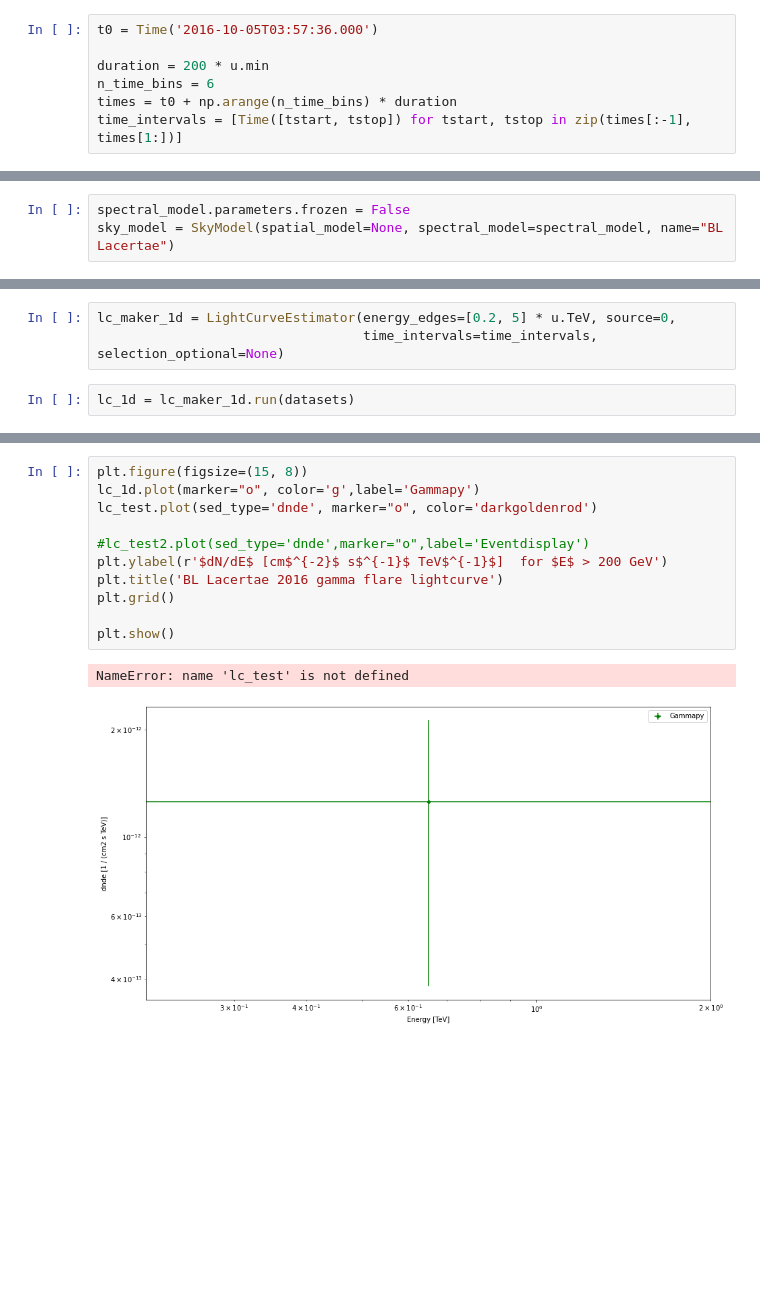
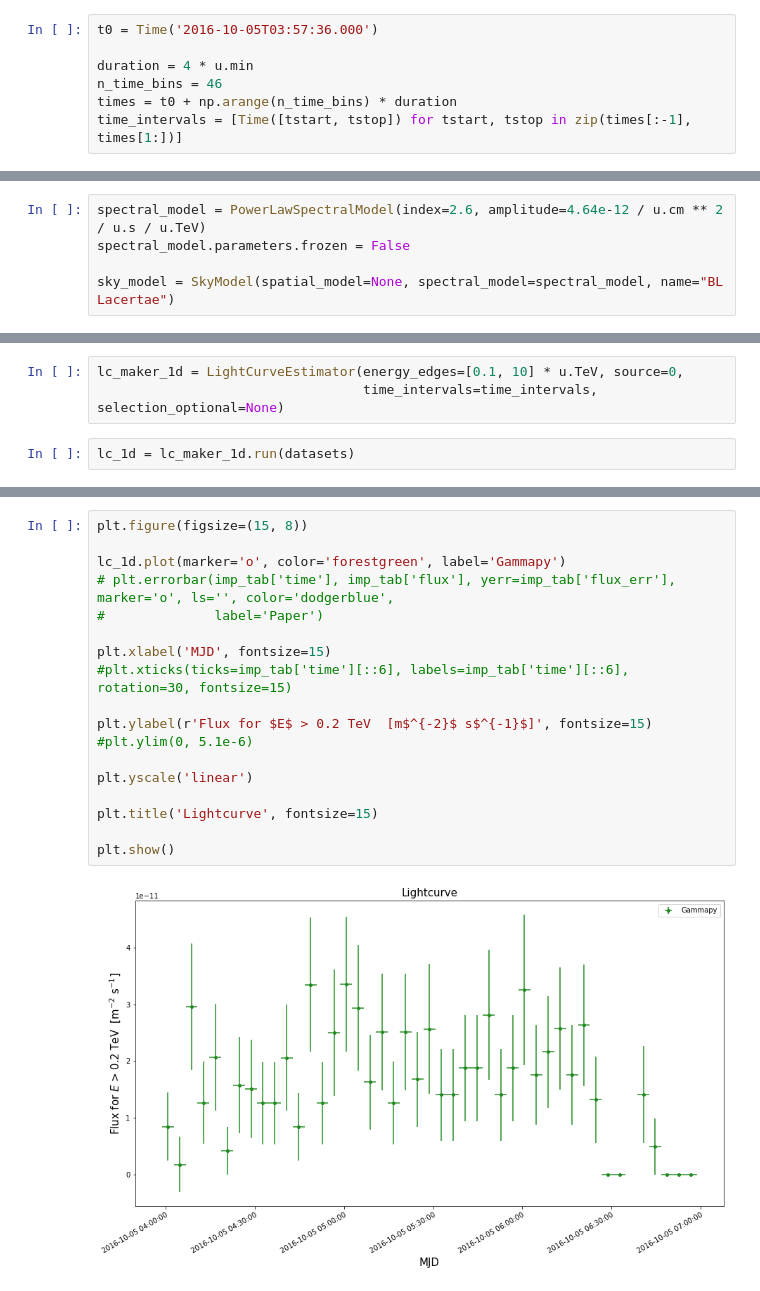
Before and after one commit to leandrorizk/VERITAS_Summer, a Jupyter notebook: Recreating_BL_Lacertae_2016_gamma_flare_plots.ipynb, the cells around one changed output, grey strips where cells are left out. Saved outputs shown, nothing was run; the diff lists cells and outputs as text; blank space fills up the shorter version.

Commit message:
new attempts at lightcurve

```diff
--- a/Recreating_BL_Lacertae_2016_gamma_flare_plots.ipynb
+++ b/Recreating_BL_Lacertae_2016_gamma_flare_plots.ipynb
@@ -528,8 +471,8 @@ print(start_mjd.iso)
 # %%
 t0 = Time('2016-10-05T03:57:36.000')
 
-duration = 200 * u.min
-n_time_bins = 6
+duration = 4 * u.min
+n_time_bins = 46
 times = t0 + np.arange(n_time_bins) * duration
 time_intervals = [Time([tstart, tstop]) for tstart, tstop in zip(times[:-1], times[1:])]
 # %%
@@ -564,12 +507,14 @@ for obs in short_observations:
     dataset_on_off = safe_mask_masker.run(dataset_on_off, obs)
     datasets.append(dataset_on_off)
 # %%
+spectral_model = PowerLawSpectralModel(index=2.6, amplitude=4.64e-12 / u.cm ** 2 / u.s / u.TeV)
 spectral_model.parameters.frozen = False
+
 sky_model = SkyModel(spatial_model=None, spectral_model=spectral_model, name="BL Lacertae")
 # %%
 datasets.models = sky_model
 # %%
-lc_maker_1d = LightCurveEstimator(energy_edges=[0.2, 5] * u.TeV, source=0,
+lc_maker_1d = LightCurveEstimator(energy_edges=[0.1, 10] * u.TeV, source=0,
                                   time_intervals=time_intervals, selection_optional=None)
 # %%
 lc_1d = lc_maker_1d.run(datasets)
@@ -634,14 +621,20 @@ plt.show()
 # %%
 plt.figure(figsize=(15, 8))
-lc_1d.plot(marker="o", color='g',label='Gammapy')
-lc_test.plot(sed_type='dnde', marker="o", color='darkgoldenrod')
 
-#lc_test2.plot(sed_type='dnde',marker="o",label='Eventdisplay')
-plt.ylabel(r'$dN/dE$ [cm$^{-2}$ s$^{-1}$ TeV$^{-1}$]  for $E$ > 200 GeV')
-plt.title('BL Lacertae 2016 gamma flare lightcurve')
-plt.grid()
+lc_1d.plot(marker='o', color='forestgreen', label='Gammapy')
+# plt.errorbar(imp_tab['time'], imp_tab['flux'], yerr=imp_tab['flux_err'], marker='o', ls='', color='dodgerblue',
+#              label='Paper')
+
+plt.xlabel('MJD', fontsize=15)
+#plt.xticks(ticks=imp_tab['time'][::6], labels=imp_tab['time'][::6], rotation=30, fontsize=15)
+
+plt.ylabel(r'Flux for $E$ > 0.2 TeV  [m$^{-2}$ s$^{-1}$]', fontsize=15)
+#plt.ylim(0, 5.1e-6)
+
+plt.yscale('linear')
+
+plt.title('Lightcurve', fontsize=15)
 
 plt.show()
 # %% [output]
-NameError: name 'lc_test' is not defined
-[figure, old version]
+[figure, new version]
```
Also changed, not shown: parts of 40 cells of this notebook, 2 other files.
